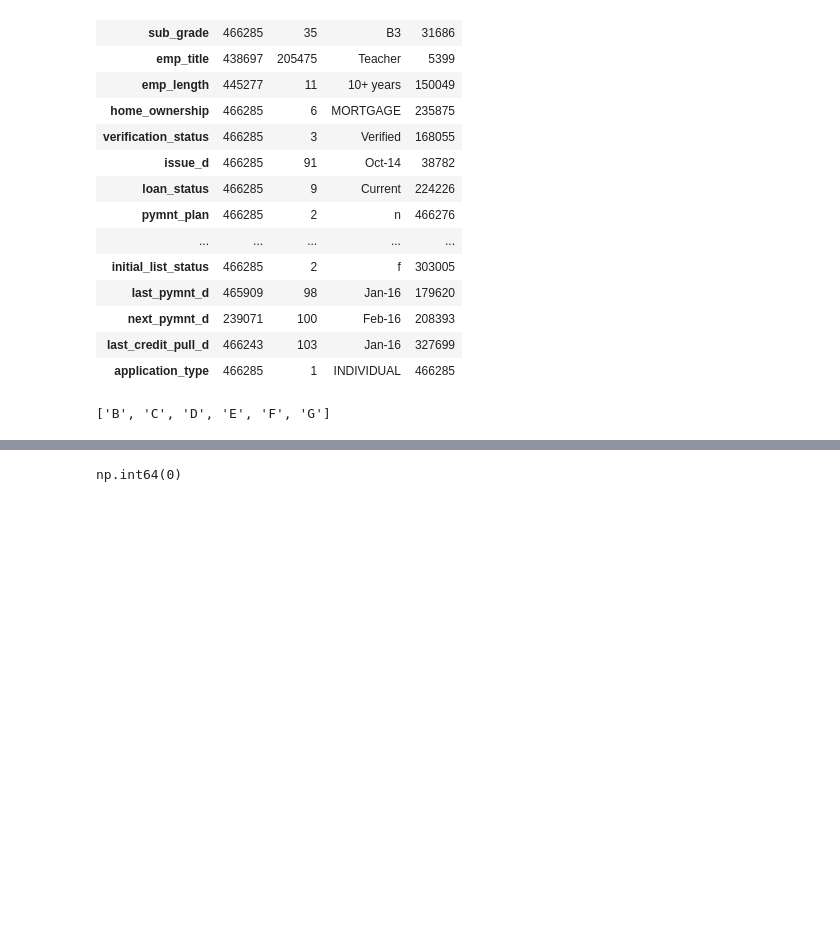
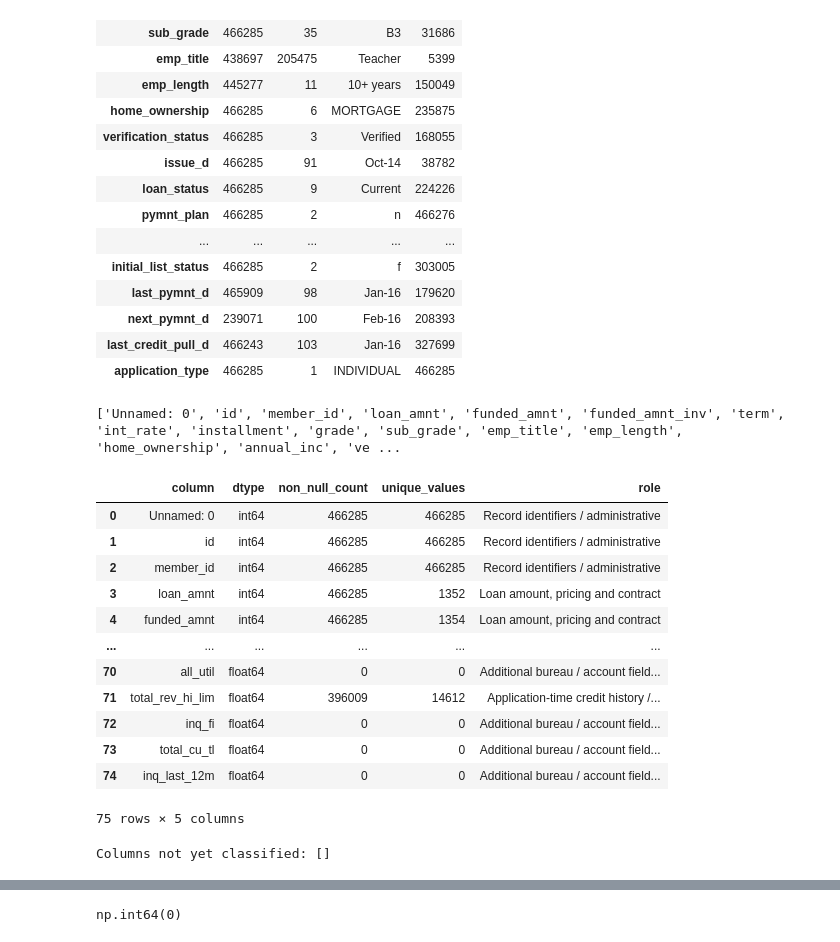
Before and after one commit to aminmirhaj/credit-risk-modeling, a Jupyter notebook: notebooks/00_initial_full_version.ipynb, the cells around one changed output, grey strips where cells are left out. Drawn from its saved outputs; the diff is of its cells as text; code cells hidden in the pictures; blank space fills up the shorter version.

```diff
--- a/notebooks/00_initial_full_version.ipynb
+++ b/notebooks/00_initial_full_version.ipynb
@@ -98,8 +83,0 @@ df['earliest_cr_line_date'] = pd.to_datetime(
-# %%
-reference_date = pd.Timestamp('2017-12-01')
-credit_line_date = df['earliest_cr_line_date']
-
-df['months_since_earliest_cr_line'] = (
-    (reference_date.year - credit_line_date.dt.year) * 12
-    + (reference_date.month - credit_line_date.dt.month)
-)
@@ -155,9 +103,0 @@ grade_dummies = pd.get_dummies(
-# %%
-loan_data_dummies = [
-    pd.get_dummies(df['grade'], prefix='grade', prefix_sep=':'),
-    pd.get_dummies(df['home_ownership'],
-                   prefix='home_ownership', prefix_sep=':')
-]
-
-loan_data_dummies = pd.concat(loan_data_dummies, axis=1)
-df = pd.concat([df, loan_data_dummies], axis=1)
@@ -166,4 +104,47 @@ grade_dummies = pd.get_dummies(df['grade'], drop_first=True)
-# %%
-grade_dummies.columns.tolist()
-# %% [output]
-['B', 'C', 'D', 'E', 'F', 'G']
+# %%
+a1= df.columns.tolist()
+print(a1)
+# %% [output]
+['Unnamed: 0', 'id', 'member_id', 'loan_amnt', 'funded_amnt', 'funded_amnt_inv', 'term', 'int_rate', 'installment', 'grade', 'sub_grade', 'emp_title', 'emp_length', 'home_ownership', 'annual_inc', 've ...
+# %%
+# A transparent, editable first-pass map for the original LendingClub extract.
+# Any column not listed is marked "Review / not yet classified" rather than silently ignored.
+column_role_groups = {
+    "Record identifiers / administrative": ["Unnamed: 0", "id", "member_id", "url", "policy_code"],
+    "Loan amount, pricing and contract": ["loan_amnt", "funded_amnt", "funded_amnt_inv", "term", "int_rate", "installment", "grade", "sub_grade"],
+    "Borrower / application profile": ["emp_title", "emp_length", "home_ownership", "annual_inc", "verification_status", "annual_inc_joint", "dti_joint", "verification_status_joint", "application_type"],
+    "Loan purpose / application text and geography": ["desc", "purpose", "title", "zip_code", "addr_state"],
+    "Application-time credit history / indebtedness": ["dti", "delinq_2yrs", "earliest_cr_line", "inq_last_6mths", "mths_since_last_delinq", "mths_since_last_record", "open_acc", "pub_rec", "revol_bal", "revol_util", "total_acc", "acc_now_delinq", "tot_coll_amt", "tot_cur_bal", "total_rev_hi_lim", "mths_since_last_major_derog"],
+    "Listing / servicing attributes (check availability at prediction time)": ["pymnt_plan", "initial_list_status", "collections_12_mths_ex_med"],
+    "Loan performance / post-origination (leakage-prone)": ["out_prncp", "out_prncp_inv", "total_pymnt", "total_pymnt_inv", "total_rec_prncp", "total_rec_int", "total_rec_late_fee", "recoveries", "collection_recovery_fee", "last_pymnt_d", "last_pymnt_amnt", "next_pymnt_d", "last_credit_pull_d", "loan_status"],
+    "Additional bureau / account fields (availability and meaning to verify)": ["open_acc_6m", "open_il_6m", "open_il_12m", "open_il_24m", "mths_since_rcnt_il", "total_bal_il", "il_util", "open_rv_12m", "open_rv_24m", "max_bal_bc", "all_util", "inq_fi", "total_cu_tl", "inq_last_12m"],
+    "Date / cohort fields": ["issue_d"],
+}
+
+role_lookup = {
+    column: role
+    for role, columns in column_role_groups.items()
+    for column in columns
+}
+column_inventory = pd.DataFrame({"column": df.columns})
+column_inventory["dtype"] = column_inventory["column"].map(df.dtypes.astype(str))
+column_inventory["non_null_count"] = column_inventory["column"].map(df.notna().sum())
+column_inventory["unique_values"] = column_inventory["column"].map(df.nunique(dropna=True))
+column_inventory["role"] = column_inventory["column"].map(role_lookup).fillna("Review / not yet classified")
+display(column_inventory)
+print("Columns not yet classified:", column_inventory.loc[column_inventory["role"].eq("Review / not yet classified"), "column"].tolist())
+# %% [output]
+|  | column | dtype | non_null_count | unique_values | role |
+| 0 | Unnamed: 0 | int64 | 466285 | 466285 | Record identifiers / administrative |
+| 1 | id | int64 | 466285 | 466285 | Record identifiers / administrative |
+| 2 | member_id | int64 | 466285 | 466285 | Record identifiers / administrative |
+| 3 | loan_amnt | int64 | 466285 | 1352 | Loan amount, pricing and contract |
+| 4 | funded_amnt | int64 | 466285 | 1354 | Loan amount, pricing and contract |
+| ... | ... | ... | ... | ... | ... |
+| 70 | all_util | float64 | 0 | 0 | Additional bureau / account field... |
+| 71 | total_rev_hi_lim | float64 | 396009 | 14612 | Application-time credit history /... |
+| 72 | inq_fi | float64 | 0 | 0 | Additional bureau / account field... |
+| 73 | total_cu_tl | float64 | 0 | 0 | Additional bureau / account field... |
+| 74 | inq_last_12m | float64 | 0 | 0 | Additional bureau / account field... |
+75 rows × 5 columns
+Columns not yet classified: []
```
Also changed, not shown: parts of 91 cells of this notebook, 1 other file.
